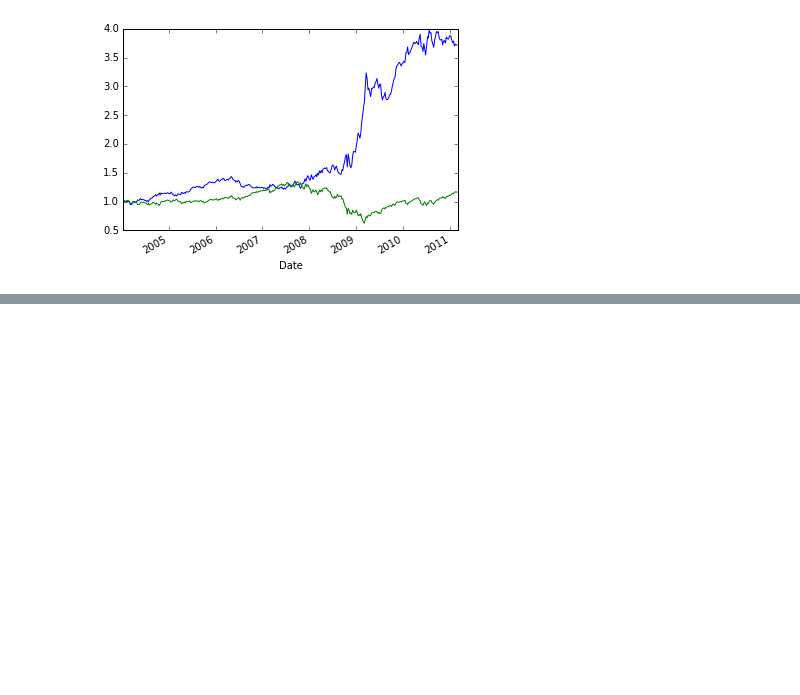
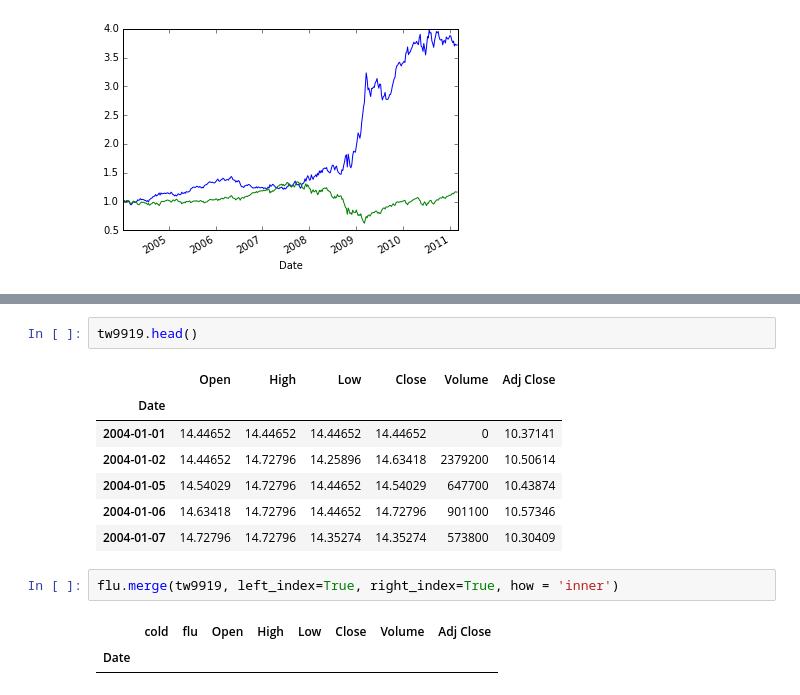
Before and after one commit to ywchiu/pyfintech, a Jupyter notebook: 20160806Demo.ipynb, the cells around one changed output, grey strips where cells are left out. Drawn from its saved outputs; the diff is of its cells as text; blank space fills up the shorter version.

```diff
--- a/20160806Demo.ipynb
+++ b/20160806Demo.ipynb
@@ -249,0 +335,15 @@ Name: val, dtype: float64
+# %%
+tw9919.head()
+# %% [output]
+|  | Open | High | Low | Close | Volume | Adj Close |
+| Date |  |  |  |  |  |  |
+| 2004-01-01 | 14.44652 | 14.44652 | 14.44652 | 14.44652 | 0 | 10.37141 |
+| 2004-01-02 | 14.44652 | 14.72796 | 14.25896 | 14.63418 | 2379200 | 10.50614 |
+| 2004-01-05 | 14.54029 | 14.72796 | 14.44652 | 14.54029 | 647700 | 10.43874 |
+| 2004-01-06 | 14.63418 | 14.72796 | 14.44652 | 14.72796 | 901100 | 10.57346 |
+| 2004-01-07 | 14.72796 | 14.72796 | 14.35274 | 14.35274 | 573800 | 10.30409 |
+# %%
+flu.merge(tw9919, left_index=True, right_index=True, how = 'inner')
+# %% [output]
+|  | cold | flu | Open | High | Low | Close | Volume | Adj Close |
+| Date |  |  |  |  |  |  |  |  |
```
Also changed, not shown: parts of 18 cells of this notebook.
